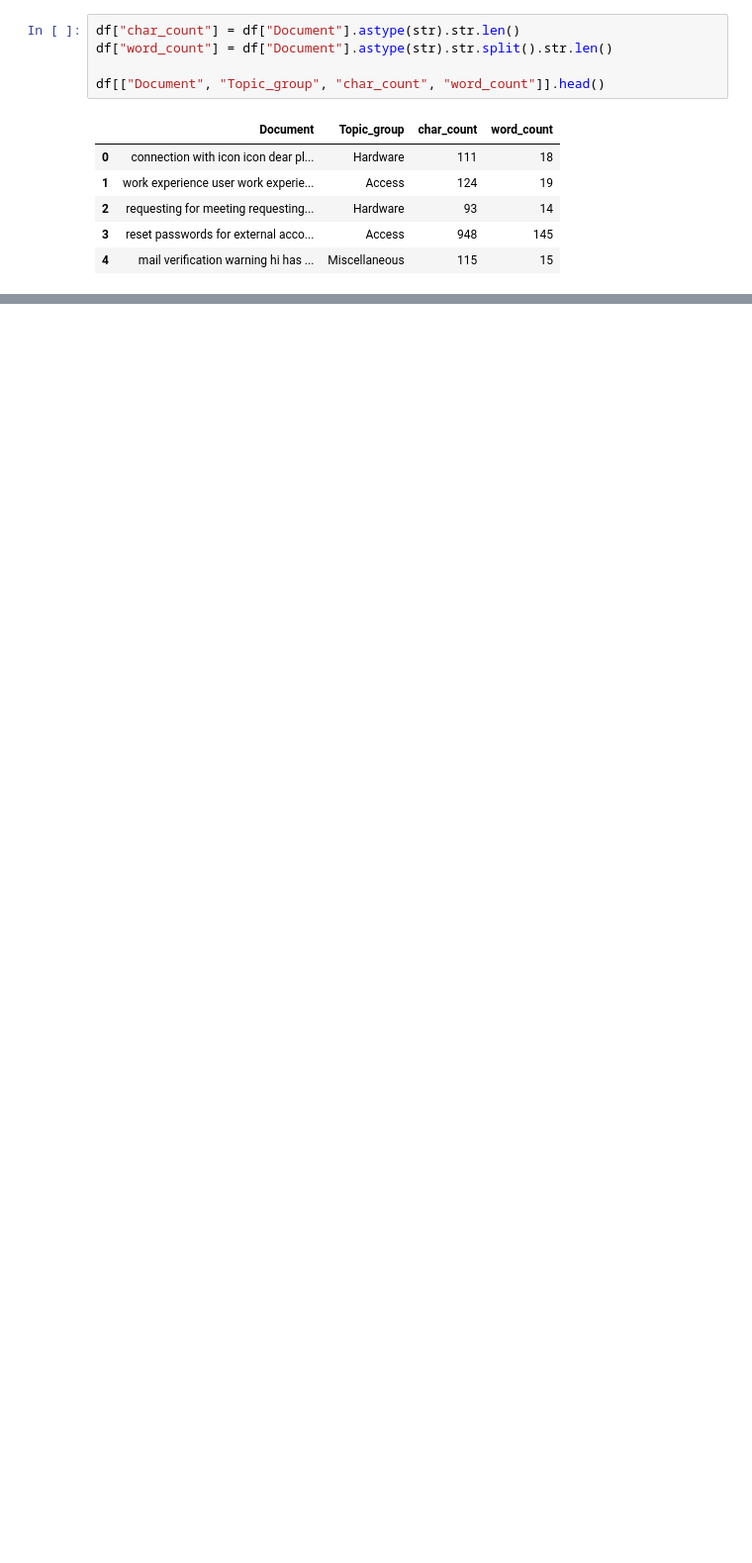
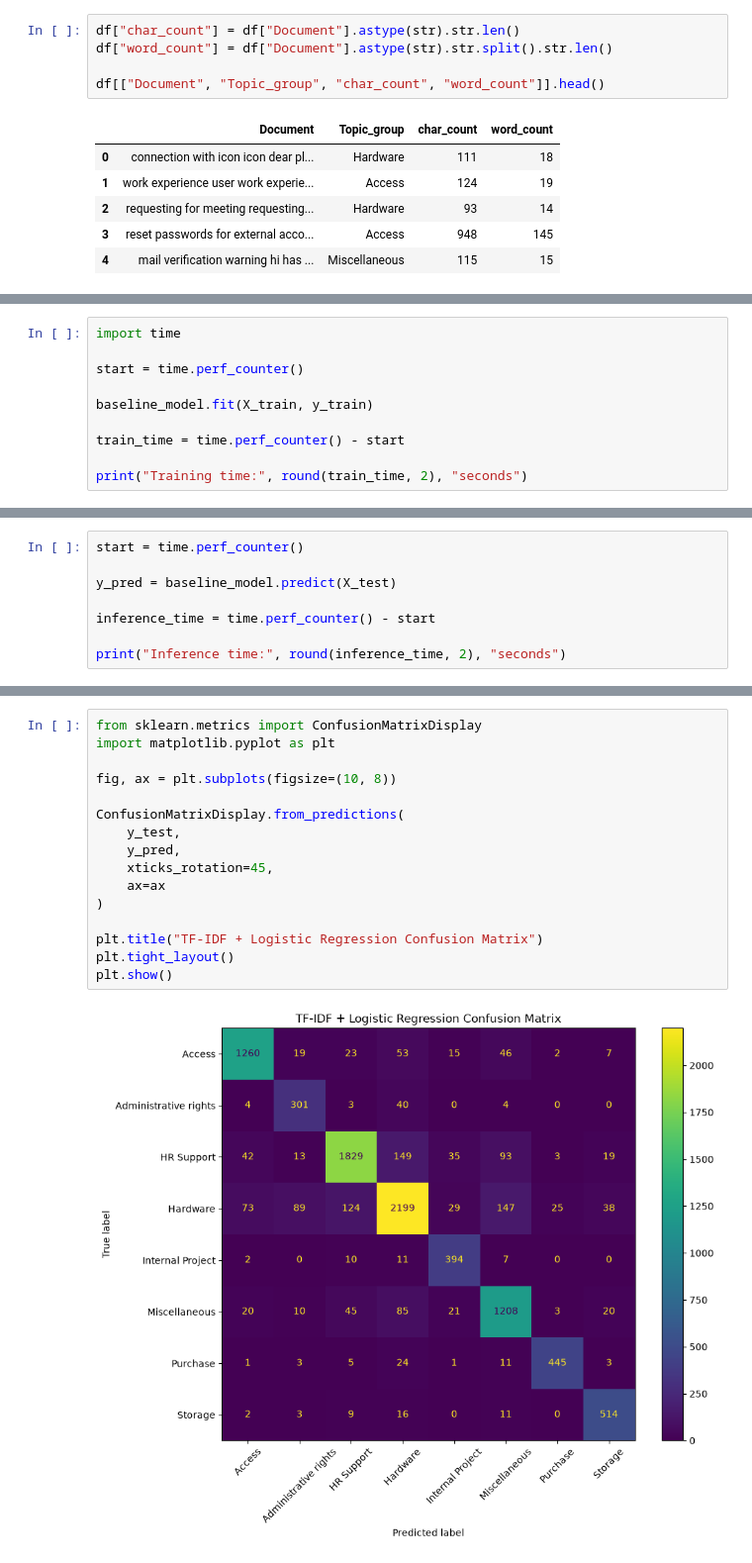
Before and after one commit to tscouton/capstone, a Jupyter notebook: notebooks/01_data_exploration.ipynb, the cells around one changed output, grey strips where cells are left out. Shown at 99% size. Saved outputs shown, nothing was run; the diff lists cells and outputs as text; blank space fills up the shorter version.

Commit message:
Add traditional ML baseline and organize notebooks

```diff
--- a/notebooks/01_data_exploration.ipynb
+++ b/notebooks/01_data_exploration.ipynb
@@ -161,0 +205,10 @@ df[["Document", "Topic_group", "char_count", "word_count"]].head()
+# %%
+import time
+
+start = time.perf_counter()
+
+baseline_model.fit(X_train, y_train)
+
+train_time = time.perf_counter() - start
+
+print("Training time:", round(train_time, 2), "seconds")
@@ -161,0 +217,8 @@ df[["Document", "Topic_group", "char_count", "word_count"]].head()
+# %%
+start = time.perf_counter()
+
+y_pred = baseline_model.predict(X_test)
+
+inference_time = time.perf_counter() - start
+
+print("Inference time:", round(inference_time, 2), "seconds")
@@ -161,0 +269,18 @@ df[["Document", "Topic_group", "char_count", "word_count"]].head()
+# %%
+from sklearn.metrics import ConfusionMatrixDisplay
+import matplotlib.pyplot as plt
+
+fig, ax = plt.subplots(figsize=(10, 8))
+
+ConfusionMatrixDisplay.from_predictions(
+    y_test,
+    y_pred,
+    xticks_rotation=45,
+    ax=ax
+)
+
+plt.title("TF-IDF + Logistic Regression Confusion Matrix")
+plt.tight_layout()
+plt.show()
+# %% [output]
+[figure, added]
```
Also changed, not shown: parts of 7 cells of this notebook, 3 other files.
